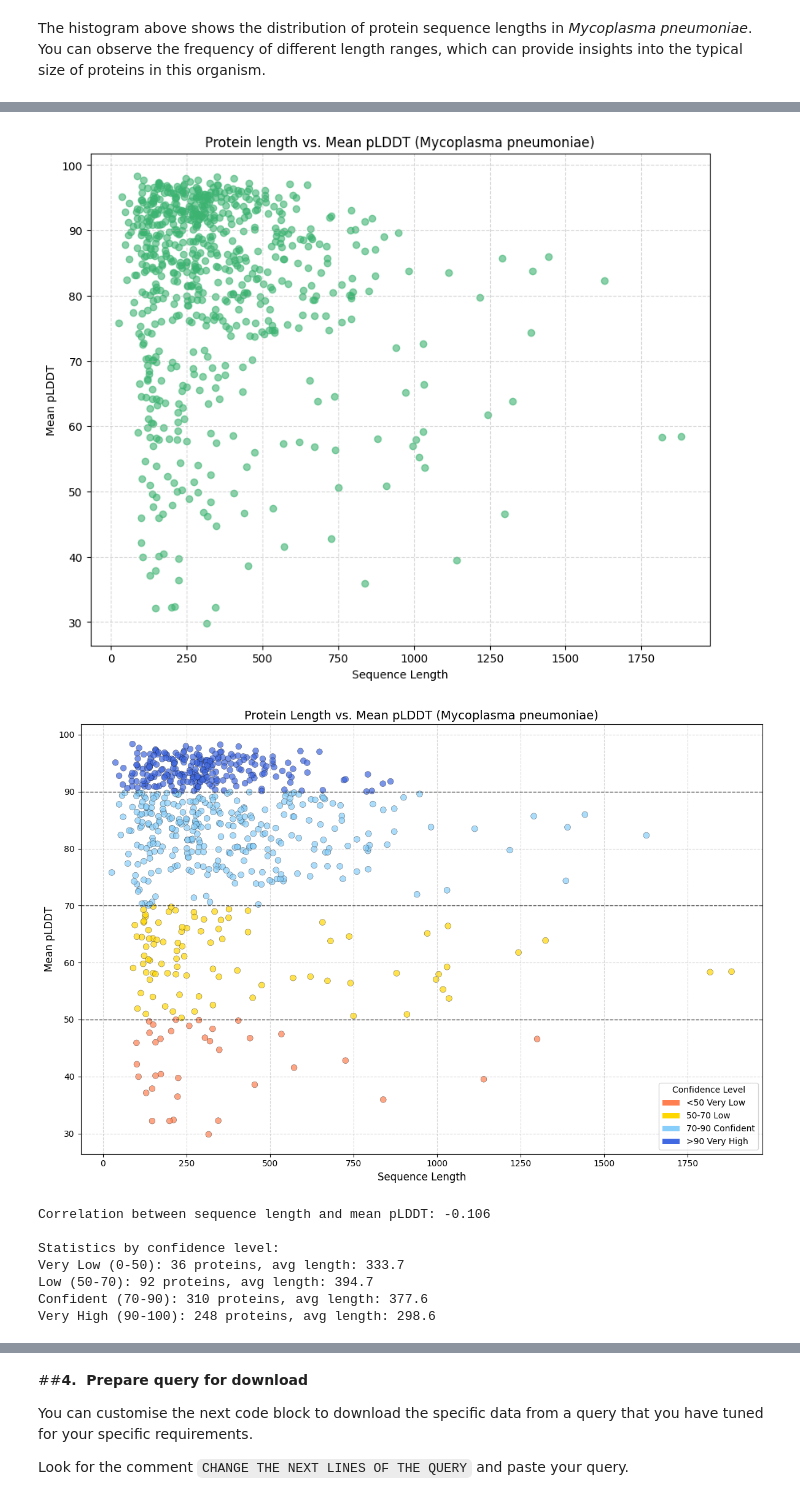
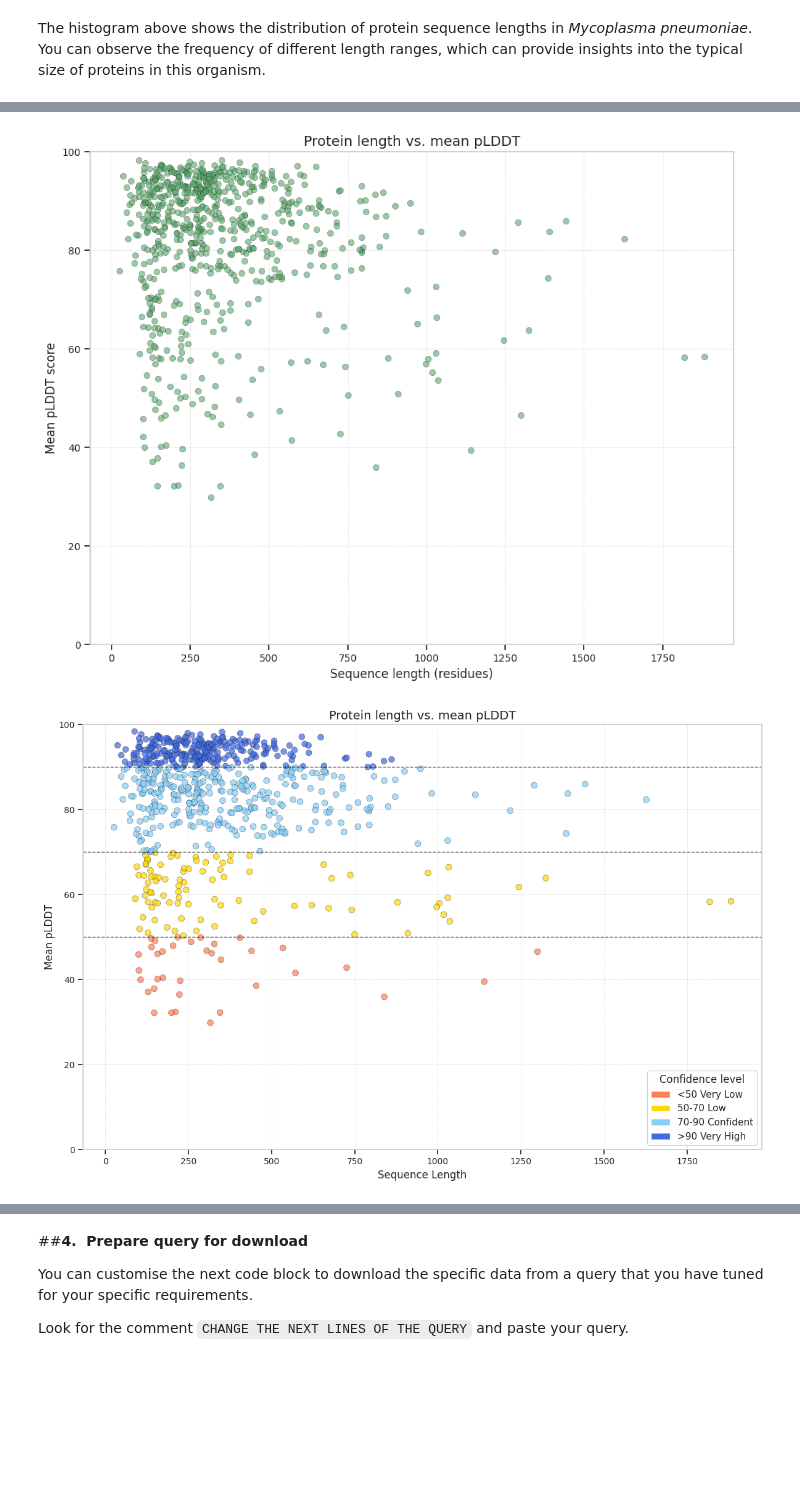
Before and after one commit to paulynamagana/afdb-api-course, a Jupyter notebook: 3_AFDB_BigQuery.ipynb, the cells around one changed output, grey strips where cells are left out. Saved outputs shown, nothing was run; the diff lists cells and outputs as text; code cells hidden in the pictures; blank space fills up the shorter version.

```diff
--- a/3_AFDB_BigQuery.ipynb
+++ b/3_AFDB_BigQuery.ipynb
@@ -231,18 +379,27 @@ The histogram above shows the distribution of protein sequence lengths in *Mycop
 It's often useful to investigate if there's a relationship between the length of a protein and the confidence of its predicted structure. This section explores whether longer proteins tend to have lower average prediction confidence (pLDDT).
 # %%
 #plot
+sns.set(style="whitegrid")
 plt.figure(figsize=(10, 8))
-plt.scatter(df['sequence_length'], df['mean_plddt'], alpha=0.6, color='mediumseagreen')
-plt.title('Protein length vs. Mean pLDDT (Mycoplasma pneumoniae)')
-plt.xlabel('Sequence Length')
-plt.ylabel('Mean pLDDT')
-plt.grid(True, linestyle='--', alpha=0.5)
+plt.scatter(df['sequence_length'], df['mean_plddt'], alpha=0.6, color='#55A868', edgecolors='black', linewidths=0.3)
+
+plt.title('Protein length vs. mean pLDDT', fontsize=14)
+plt.xlabel('Sequence length (residues)', fontsize=12)
+plt.ylabel('Mean pLDDT score', fontsize=12)
+
+plt.xticks(fontsize=10)
+plt.yticks(fontsize=10)
+plt.tick_params(axis='both', which='both', direction='out', bottom=True, left=True)
+plt.grid(True, linestyle='--', linewidth=0.5, alpha=0.7)
+plt.ylim(0, 100)
+plt.tight_layout()
 plt.show()
 # %% [output]
-[figure, old version]
+[figure, new version]
 # %%
 # Alternative version
 plt.figure(figsize=(12, 8))
+sns.set(style="whitegrid")
 
 def get_confidence_color(plddt):
     if plddt < 50:
@@ -257,65 +414,44 @@ def get_confidence_color(plddt):
 # Apply color mapping
 colors = df['mean_plddt'].apply(get_confidence_color)
 
-# Create scatter plot with categorical colors
+# Create scatter plot
 plt.scatter(df['sequence_length'], df['mean_plddt'],
            c=colors,
            alpha=0.7,
            s=50,
            edgecolors='black',
            linewidth=0.3)
 
-plt.title('Protein Length vs. Mean pLDDT (Mycoplasma pneumoniae)', fontsize=14)
+plt.title('Protein length vs. mean pLDDT', fontsize=14)
 plt.xlabel('Sequence Length', fontsize=12)
 plt.ylabel('Mean pLDDT', fontsize=12)
 plt.grid(True, linestyle='--', alpha=0.5)
 
-# Add confidence band boundaries
+# Add confidence  boundaries
 plt.axhline(y=50, color='black', linestyle='--', alpha=0.7, linewidth=1)
 plt.axhline(y=70, color='black', linestyle='--', alpha=0.7, linewidth=1)
 plt.axhline(y=90, color='black', linestyle='--', alpha=0.7, linewidth=1)
 
 # Create custom legend
 from matplotlib.patches import Patch
 legend_elements = [
     Patch(facecolor='coral', label='<50 Very Low'),
     Patch(facecolor='gold', label='50-70 Low'),
     Patch(facecolor='lightskyblue', label='70-90 Confident'),
     Patch(facecolor='royalblue', label='>90 Very High')
 ]
-plt.legend(handles=legend_elements, title='Confidence Level', loc='lower right')
+plt.legend(handles=legend_elements, title='Confidence level', loc='lower right')
 
+plt.xticks(fontsize=10)
+plt.yticks(fontsize=10)
+plt.tick_params(axis='both', which='both', direction='out', bottom=True, left=True)
+
+# Grid styling
+plt.grid(True, linestyle='--', linewidth=0.5, alpha=0.7)
+
+# Axis limit
+plt.ylim(0, 100)
 plt.tight_layout()
 plt.show()
-
-# Print some correlation statistics
-correlation = df['sequence_length'].corr(df['mean_plddt'])
-print(f"Correlation between sequence length and mean pLDDT: {correlation:.3f}")
-
-# Print statistics by confidence level
-print("\nStatistics by confidence level:")
-confidence_bands = [
-    (0, 50, 'Very Low'),
-    (50, 70, 'Low'),
-    (70, 90, 'Confident'),
-    (90, 100, 'Very High')
-]
-
-for min_val, max_val, label in confidence_bands:
-    if max_val == 100:
-        subset = df[(df['mean_plddt'] >= min_val) & (df['mean_plddt'] <= max_val)]
-    else:
-        subset = df[(df['mean_plddt'] >= min_val) & (df['mean_plddt'] < max_val)]
-
-    if len(subset) > 0:
-        avg_length = subset['sequence_length'].mean()
-        print(f"{label} ({min_val}-{max_val}): {len(subset)} proteins, avg length: {avg_length:.1f}")
 # %% [output]
-[figure, old version]
+[figure, new version]
-Correlation between sequence length and mean pLDDT: -0.106
-
-Statistics by confidence level:
-Very Low (0-50): 36 proteins, avg length: 333.7
-Low (50-70): 92 proteins, avg length: 394.7
-Confident (70-90): 310 proteins, avg length: 377.6
-Very High (90-100): 248 proteins, avg length: 298.6
```
Also changed, not shown: parts of 26 cells of this notebook.
